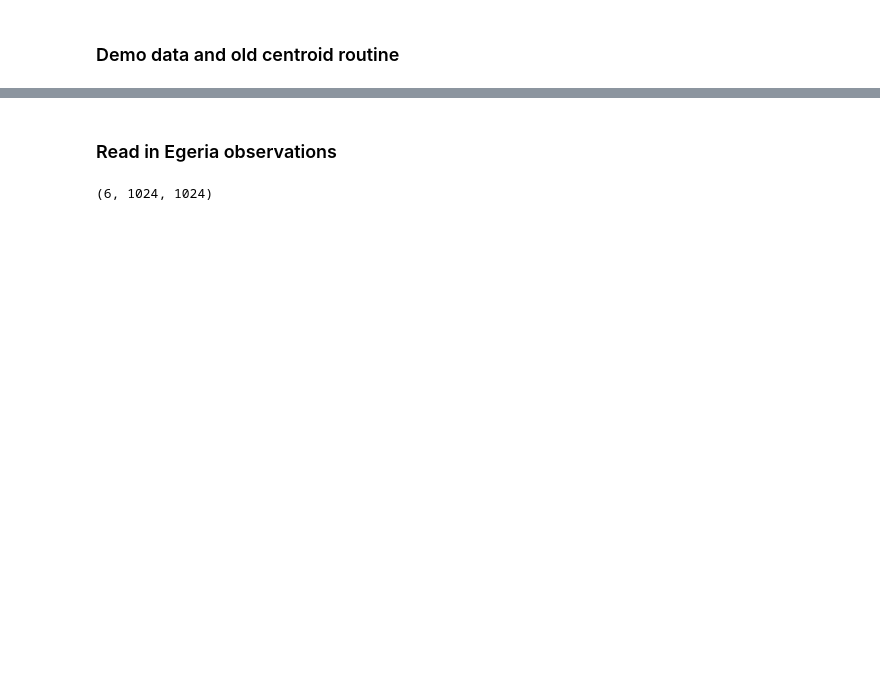
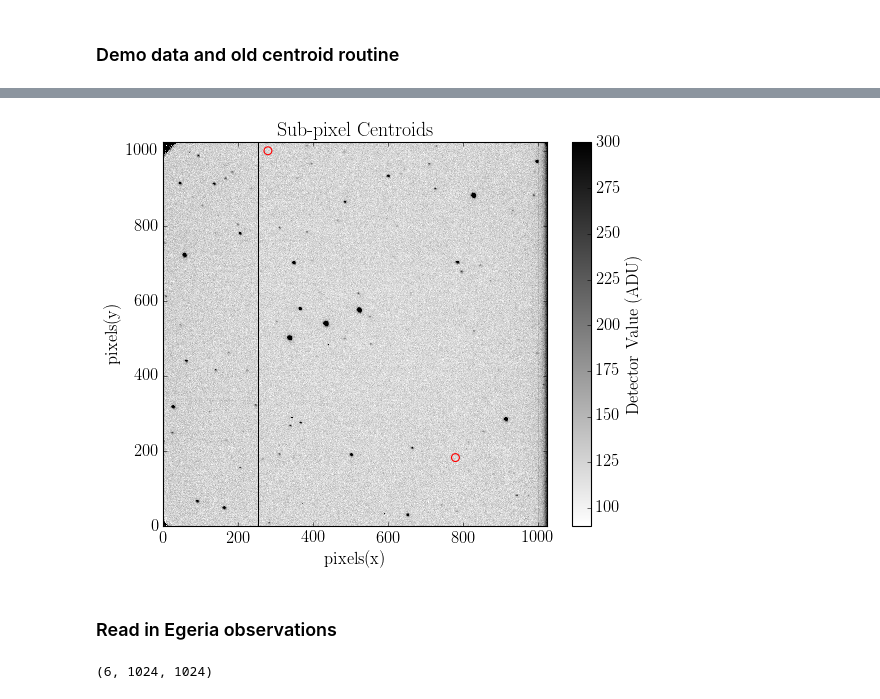
Before and after one commit to jbirky/AsteroidAstrometry, a Jupyter notebook: positions.ipynb, the cells around one changed output, grey strips where cells are left out. Drawn from its saved outputs; the diff is of its cells as text; code cells hidden in the pictures; blank space fills up the shorter version.

```diff
--- a/positions.ipynb
+++ b/positions.ipynb
@@ -23,7 +23,7 @@ from coordinates import formatRADEC, angleToProjected, projectedToPixelIdeal, pr
 # %% [markdown]
 ### Demo data and old centroid routine
 # %%
-# red = reduce(dataf='data/demo/d159.fits', flatf='data/demo/d121.fits')
+red = reduce(dataf='data/demo/d159.fits', flatf='data/demo/d121.fits')
 # %%
 # perc = 99.8
 # star_pts = findStar(red, perc=perc)
@@ -47,3 +96,7 @@ from coordinates import formatRADEC, angleToProjected, projectedToPixelIdeal, pr
+# %%
+plotImg(red, pts=centroids.T, rng=[90,300], title='Sub-pixel Centroids')
+# %% [output]
+[figure, added]
 # %% [markdown]
 ### Read in Egeria observations
 # %%
```
Also changed, not shown: parts of 10 cells of this notebook, 1 other file.
